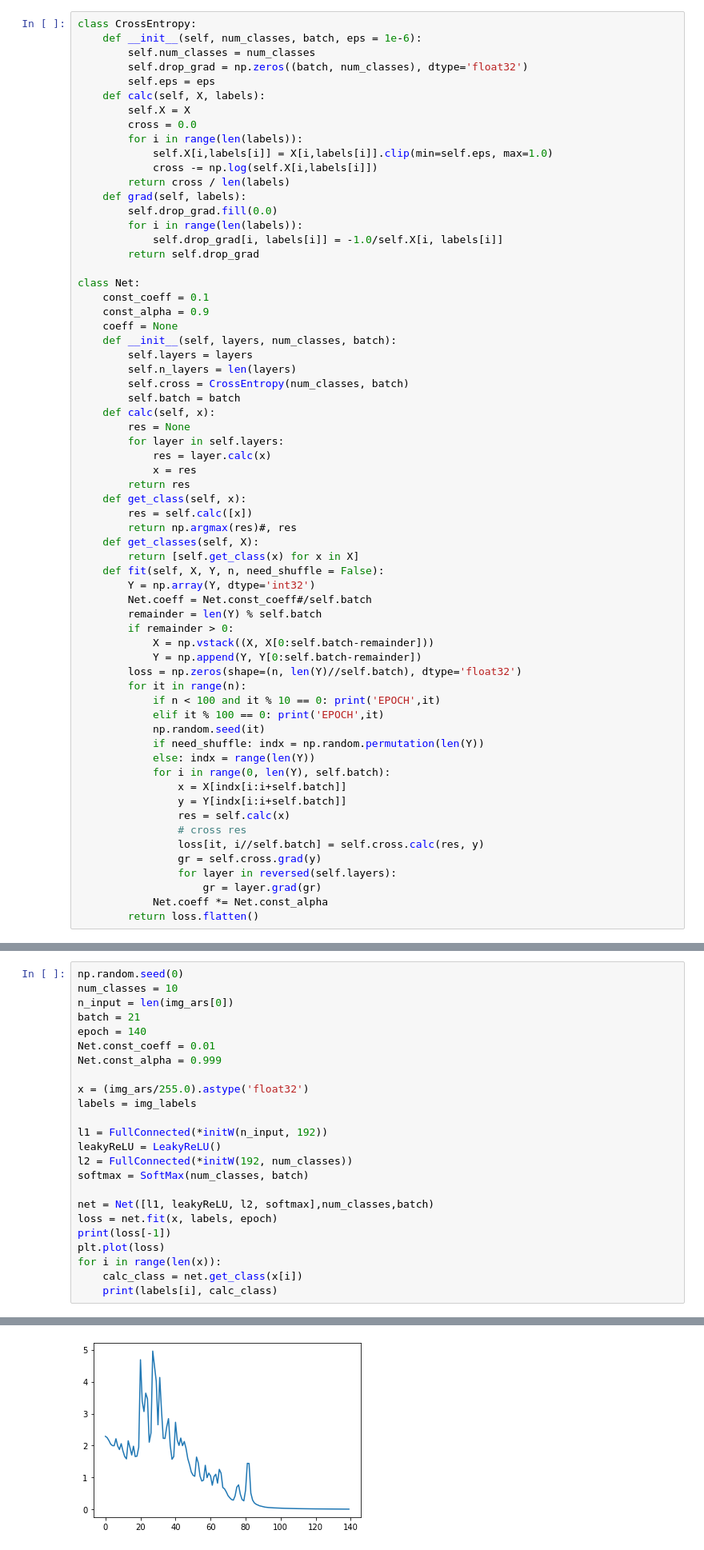
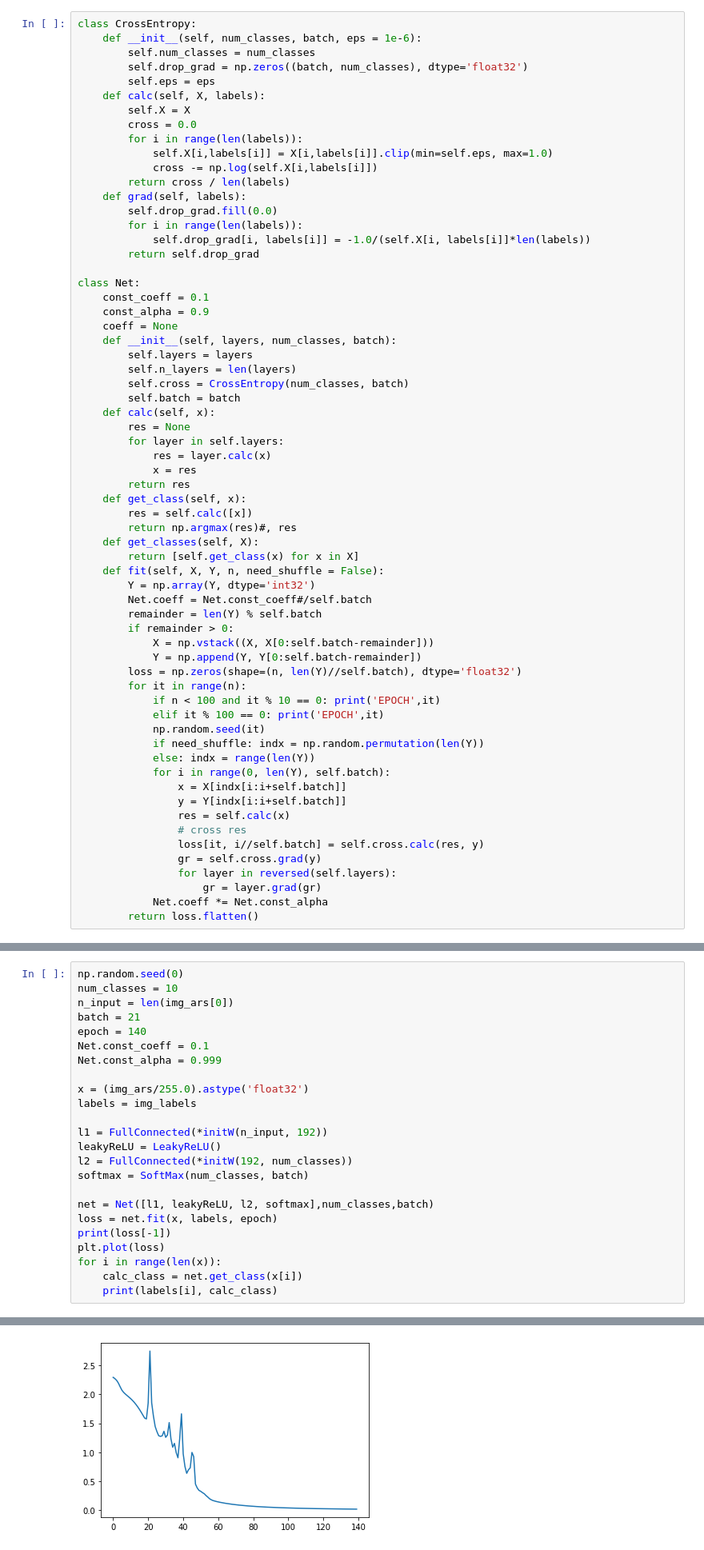
Before and after one commit to AleksandrPanov/dl-unn.github.io, a Jupyter notebook: my_homework/task2/lab2.ipynb, the cells around one changed output, grey strips where cells are left out. Shown at 80% size. Cells and saved outputs as stored; diff of their text form.

```diff
--- a/my_homework/task2/lab2.ipynb
+++ b/my_homework/task2/lab2.ipynb
@@ -150,7 +150,7 @@ class CrossEntropy:
     def grad(self, labels):
         self.drop_grad.fill(0.0)
         for i in range(len(labels)):
-            self.drop_grad[i, labels[i]] = -1.0/self.X[i, labels[i]]
+            self.drop_grad[i, labels[i]] = -1.0/(self.X[i, labels[i]]*len(labels))
         return self.drop_grad
 
 class Net:
@@ -249,7 +249,7 @@ num_classes = 10
 n_input = len(img_ars[0])
 batch = 21
 epoch = 140
-Net.const_coeff = 0.01
+Net.const_coeff = 0.1
 Net.const_alpha = 0.999
 
 x = (img_ars/255.0).astype('float32')
@@ -274,18 +274,18 @@ EPOCH 100
 9 9
 4 4
 1 1
 1 1
 2 2
 7 7
 8 8
 3 3
 4 4
 ... (8 lines left out)
 6 6
 4 4
 3 3
 6 6
-[figure, old version]
+[figure, new version]
 # %% [markdown]
 ## 4. Experiments
 # %%
```
Also changed, not shown: parts of 7 cells of this notebook.
